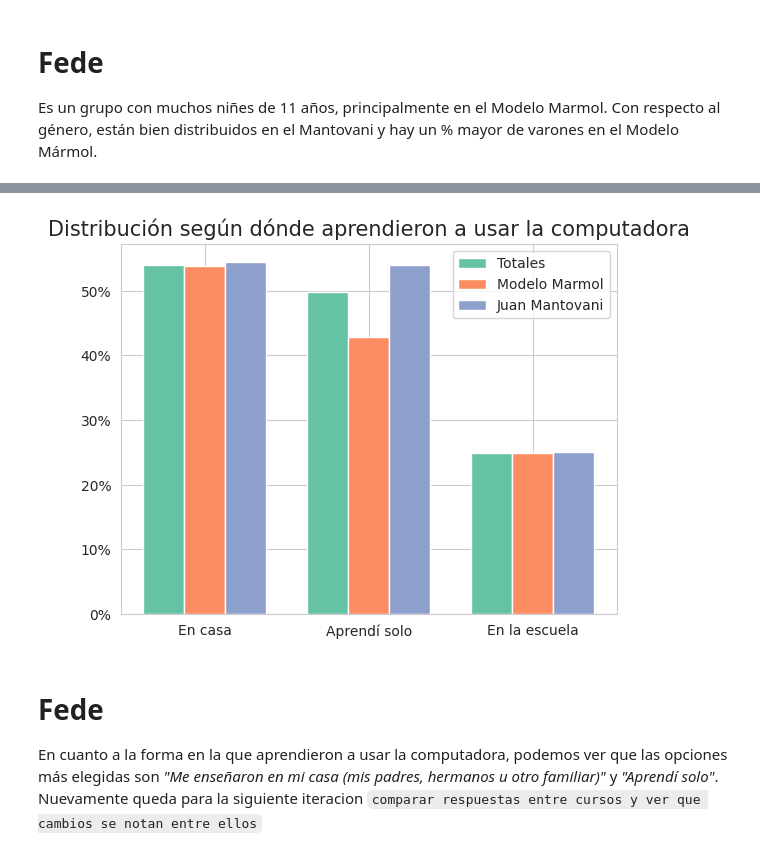
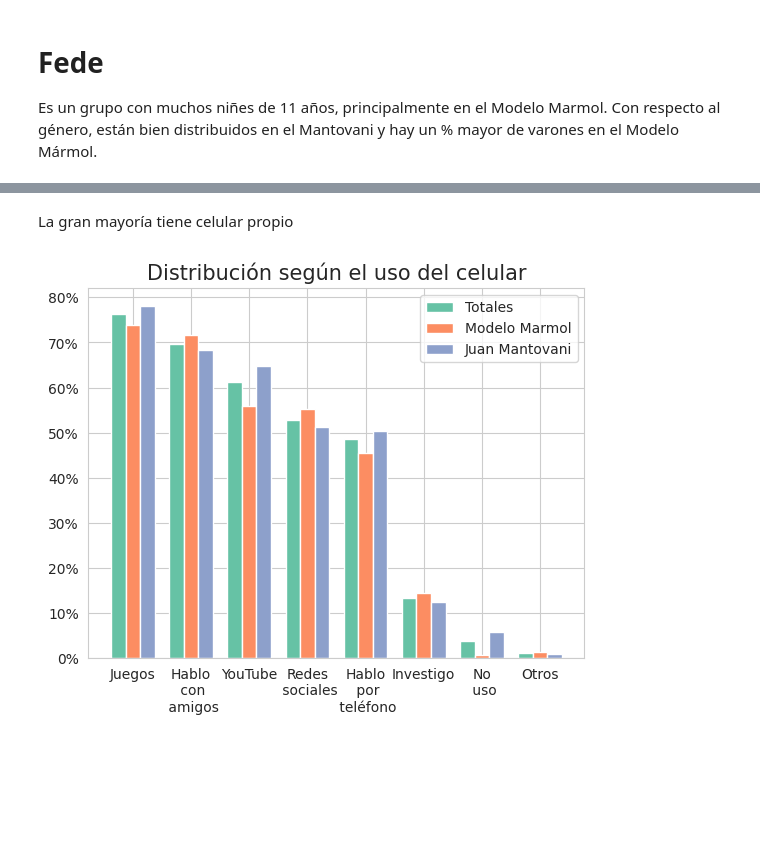
Before and after one commit to fedesassone/tesis, a Jupyter notebook: notebooks/Poblacional.ipynb, the cells around one changed output, grey strips where cells are left out. Drawn from its saved outputs; the diff is of its cells as text; code cells hidden in the pictures; blank space fills up the shorter version.

```diff
--- a/notebooks/Poblacional.ipynb
+++ b/notebooks/Poblacional.ipynb
@@ -302,0 +522,2 @@ En cuanto a los usos comunes vemos una leve diferencia entre colegios. Jugar jue
+# %% [markdown]
+La gran mayoría tiene celular propio
@@ -303,34 +527,43 @@ En cuanto a los usos comunes vemos una leve diferencia entre colegios. Jugar jue
 # %%
-# Donde aprendiste a uisar la computadora
-data_total = df_fe["aprender_computadora"].str.replace(" ", "").str.get_dummies(sep=',').sum().div(cant_total).sort_values(ascending=False)
-data_marmol = marmol["aprender_computadora"].str.replace(" ", "").str.get_dummies(sep=',').sum().div(cant_marmol).sort_values(ascending=False)
-data_mantovani = mantovani["aprender_computadora"].str.replace(" ", "").str.get_dummies(sep=',').sum().div(cant_mantovani).sort_values(ascending=False)
+# Distribución uso del celular
+data_total = df_fe["uso_celular"].str.replace(" ", "").str.get_dummies(sep=',').sum().div(cant_total).sort_values(ascending=False)
+data_marmol = marmol["uso_celular"].str.replace(" ", "").str.get_dummies(sep=',').sum().div(cant_marmol).sort_values(ascending=False)
+data_mantovani = mantovani["uso_celular"].str.replace(" ", "").str.get_dummies(sep=',').sum().div(cant_mantovani).sort_values(ascending=False)
+
+otros = ["Hagolatarea", "Programo/Diseño"]
+
+dfs = [data_total, data_marmol, data_mantovani]
+
+for df in dfs:
+    df["Otros"] = 0.0
+    for data in df.index:
+        if data in otros:
+            df["Otros"] = df["Otros"] + df[data]
+            df.drop(data, inplace=True)
 
 for data in data_total.index:
     if data not in data_marmol.index:
         data_marmol[data] = 0.0
     if data not in data_mantovani.index:
         data_mantovani[data] = 0.0
 
 bar_width = 0.25
 
 br1 = np.arange(len(data_total))
 br2 = [x + bar_width for x in br1]
 br3 = [x + bar_width for x in br2]
 
-labels = ("En casa", "Aprendí solo", "En la escuela")
+labels = ("Juegos", "Hablo\n con\n amigos", "YouTube", "Redes\n sociales", \
+           "Hablo\n por\n teléfono", "Investigo", "No\n uso", "Otros")
 
 plt.bar(br1,data_total, width=bar_width, label = 'Totales')
 plt.bar(br2,data_marmol, width=bar_width, label = 'Modelo Marmol')
 plt.bar(br3,data_mantovani, width=bar_width, label = 'Juan Mantovani')
 
 plt.gca().yaxis.set_major_formatter(PercentFormatter(1))
-plt.title("Distribución según dónde aprendieron a usar la computadora", fontsize=15)
+plt.title("Distribución según el uso del celular", fontsize=15)
 plt.xticks([r + bar_width for r in range(len(data_total))], labels)
 plt.legend()
-plt.savefig('7.png')
+plt.savefig('12.png')
 # %% [output]
-[figure, old version]
+[figure, new version]
-# %% [markdown]
-# Fede
-En cuanto a la forma en la que aprendieron a usar la computadora, podemos ver que las opciones más elegidas son _"Me enseñaron en mi casa (mis padres, hermanos u otro familiar)"_ y _"Aprendí solo"_. Nuevamente queda para la siguiente iteracion `comparar respuestas entre cursos y ver que cambios se notan entre ellos`
```
Also changed, not shown: parts of 28 cells of this notebook, 10 other files.
